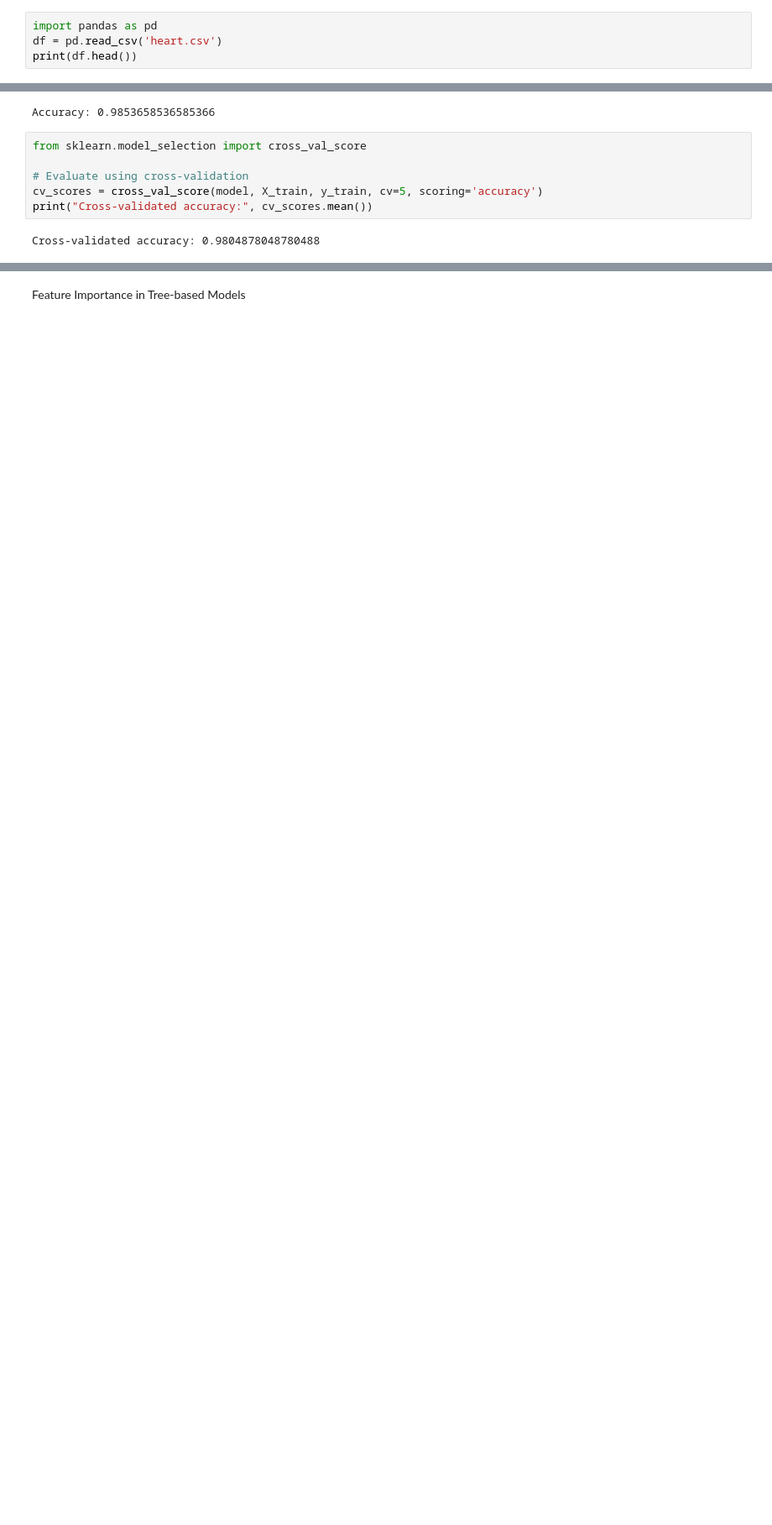
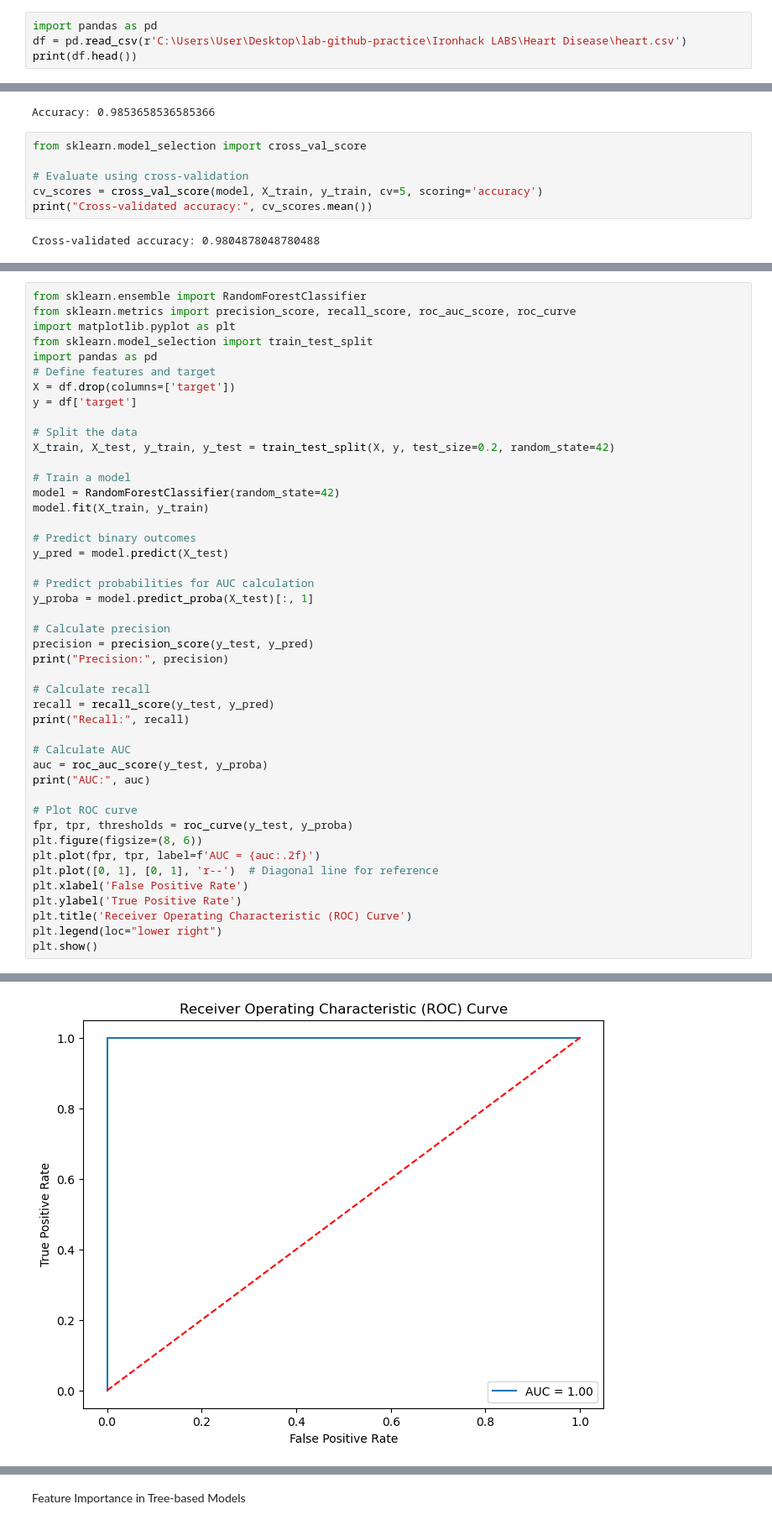
Before and after one commit to KlaudijaK/Heart-Disese-, a Jupyter notebook: heart_disesase ML.ipynb, the cells around one changed output, grey strips where cells are left out. Shown at 84% size. Saved outputs shown, nothing was run; the diff lists cells and outputs as text; blank space fills up the shorter version.

Commit message:
Train/Test, Precision, Recall, AUC

```diff
--- a/heart_disesase ML.ipynb
+++ b/heart_disesase ML.ipynb
@@ -1,6 +1,6 @@
 # %%
 import pandas as pd
-df = pd.read_csv('heart.csv')
+df = pd.read_csv(r'C:\Users\User\Desktop\lab-github-practice\Ironhack LABS\Heart Disease\heart.csv')
 print(df.head())
 # %% [output]
    age  sex  cp  trestbps  chol  fbs  restecg  thalach  exang  oldpeak  slope  \
@@ -299,0 +314,46 @@ Cross-validated accuracy: 0.9804878048780488
+# %%
+from sklearn.ensemble import RandomForestClassifier
+from sklearn.metrics import precision_score, recall_score, roc_auc_score, roc_curve
+import matplotlib.pyplot as plt
+from sklearn.model_selection import train_test_split
+import pandas as pd
+# Define features and target
+X = df.drop(columns=['target'])
+y = df['target']
+
+# Split the data
+X_train, X_test, y_train, y_test = train_test_split(X, y, test_size=0.2, random_state=42)
+
+# Train a model
+model = RandomForestClassifier(random_state=42)
+model.fit(X_train, y_train)
+
+# Predict binary outcomes
+y_pred = model.predict(X_test)
+
+# Predict probabilities for AUC calculation
+y_proba = model.predict_proba(X_test)[:, 1]
+
+# Calculate precision
+precision = precision_score(y_test, y_pred)
+print("Precision:", precision)
+
+# Calculate recall
+recall = recall_score(y_test, y_pred)
+print("Recall:", recall)
+
+# Calculate AUC
+auc = roc_auc_score(y_test, y_proba)
+print("AUC:", auc)
+
+# Plot ROC curve
+fpr, tpr, thresholds = roc_curve(y_test, y_proba)
+plt.figure(figsize=(8, 6))
+plt.plot(fpr, tpr, label=f'AUC = {auc:.2f}')
+plt.plot([0, 1], [0, 1], 'r--')  # Diagonal line for reference
+plt.xlabel('False Positive Rate')
+plt.ylabel('True Positive Rate')
+plt.title('Receiver Operating Characteristic (ROC) Curve')
+plt.legend(loc="lower right")
+plt.show()
+# %% [output]
@@ -299,0 +363 @@ Cross-validated accuracy: 0.9804878048780488
+[figure, added]
```
Also changed, not shown: parts of 11 cells of this notebook.
